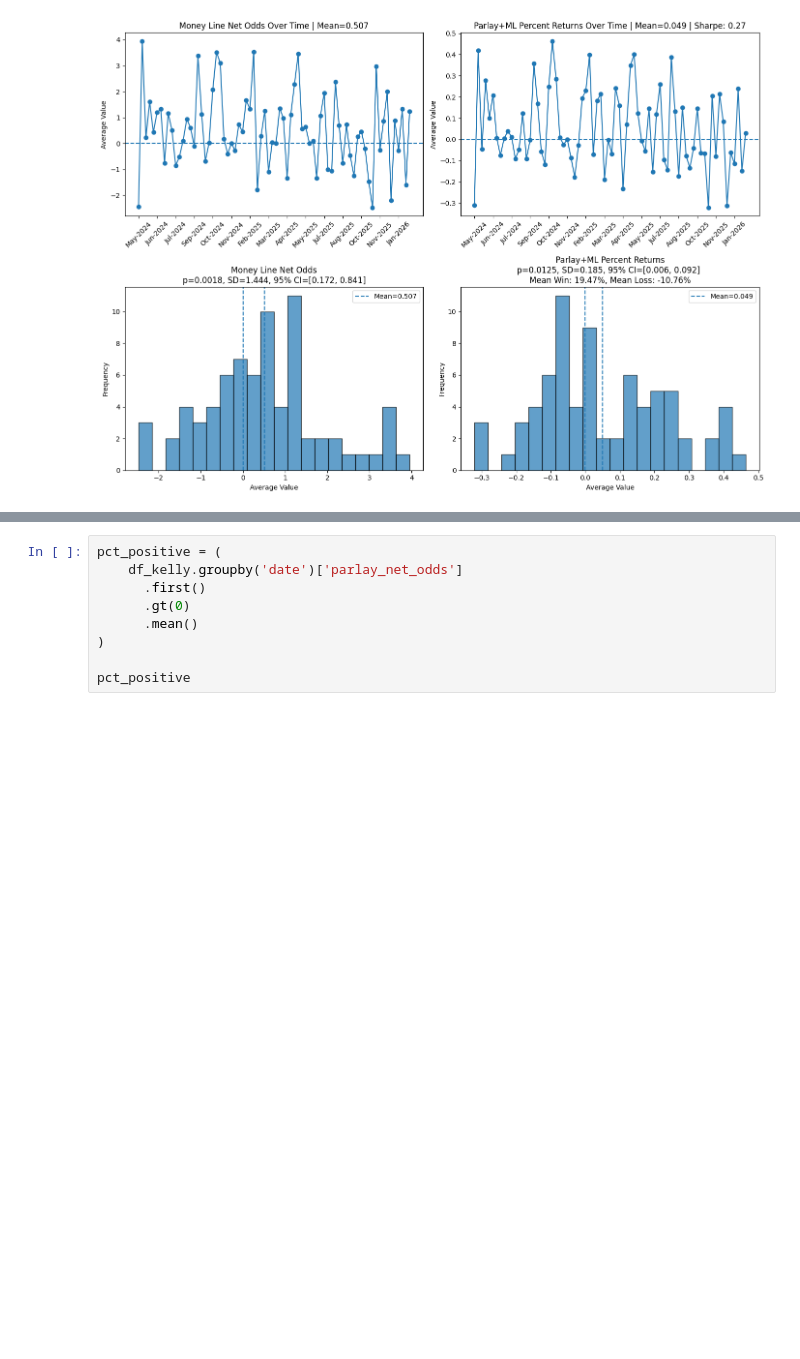
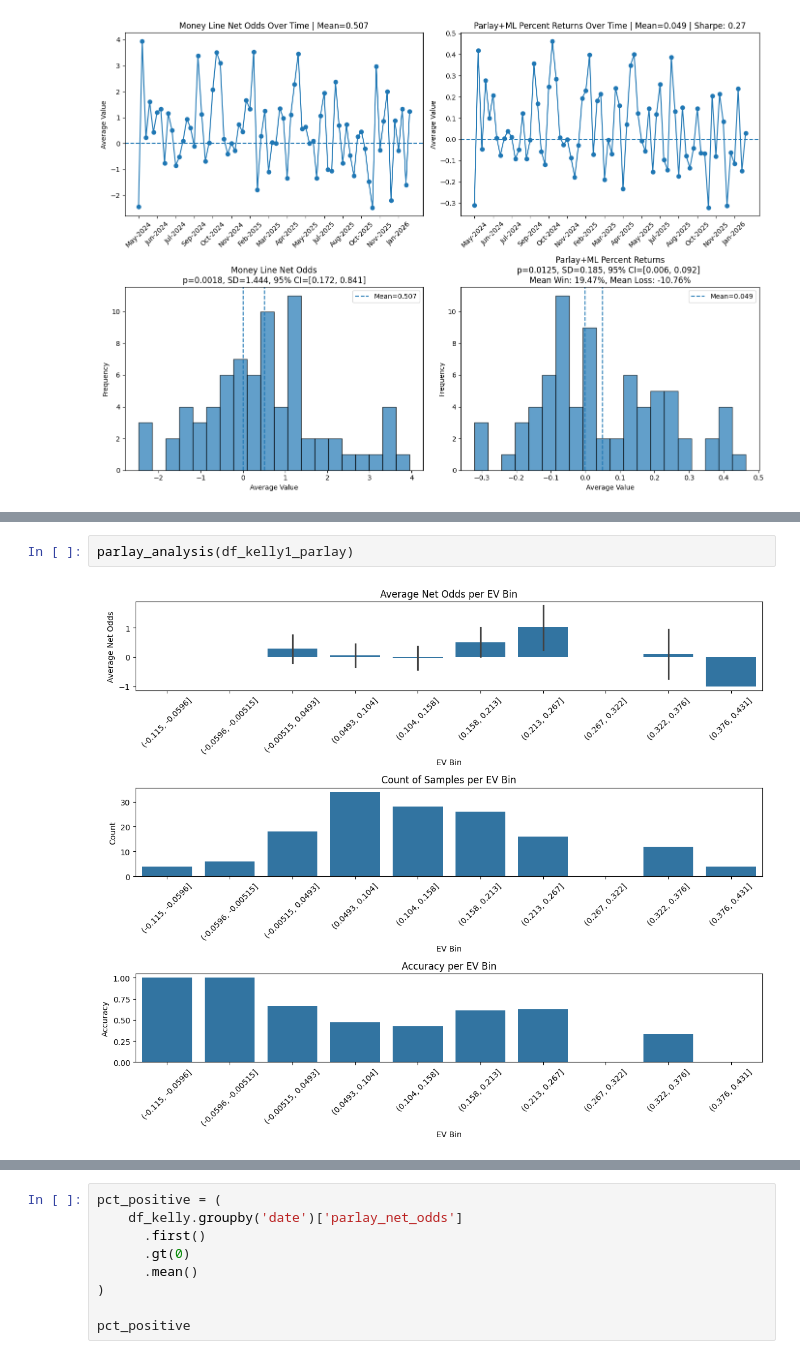
Before and after one commit to jcmarkowicz/sports_betting, a Jupyter notebook: BettingStrategy/KellyStrategy/betting_backtest/kelly_sim.ipynb, the cells around one changed output, grey strips where cells are left out. Cells and saved outputs as stored; diff of their text form; blank space fills up the shorter version.

```diff
--- a/BettingStrategy/KellyStrategy/betting_backtest/kelly_sim.ipynb
+++ b/BettingStrategy/KellyStrategy/betting_backtest/kelly_sim.ipynb
@@ -197,0 +322,4 @@ plot_event_odds_stats(df_kelly2, path)
+# %%
+parlay_analysis(df_kelly1_parlay)
+# %% [output]
+[figure, added]
```
Also changed, not shown: parts of 19 cells of this notebook, 29 other files.
